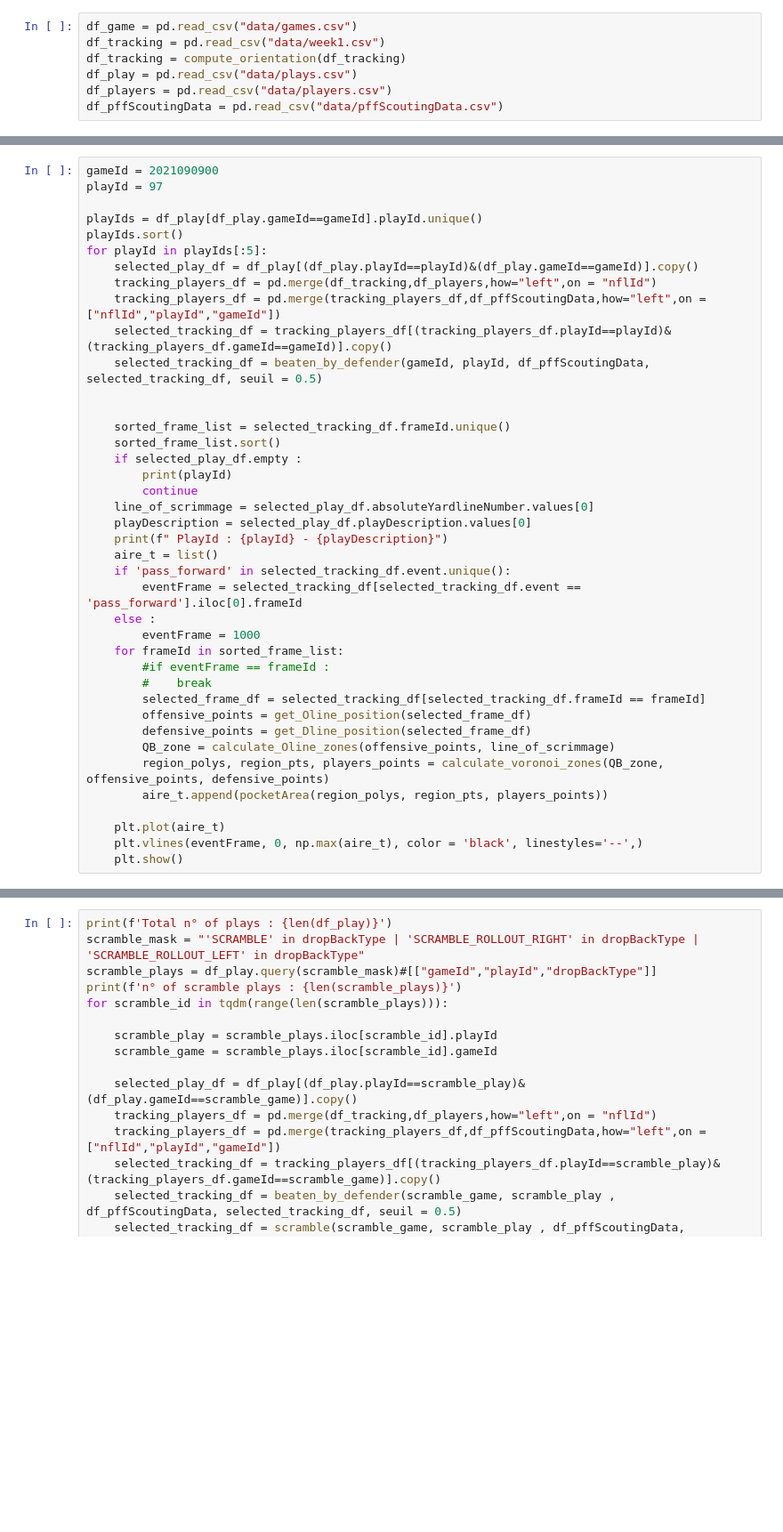
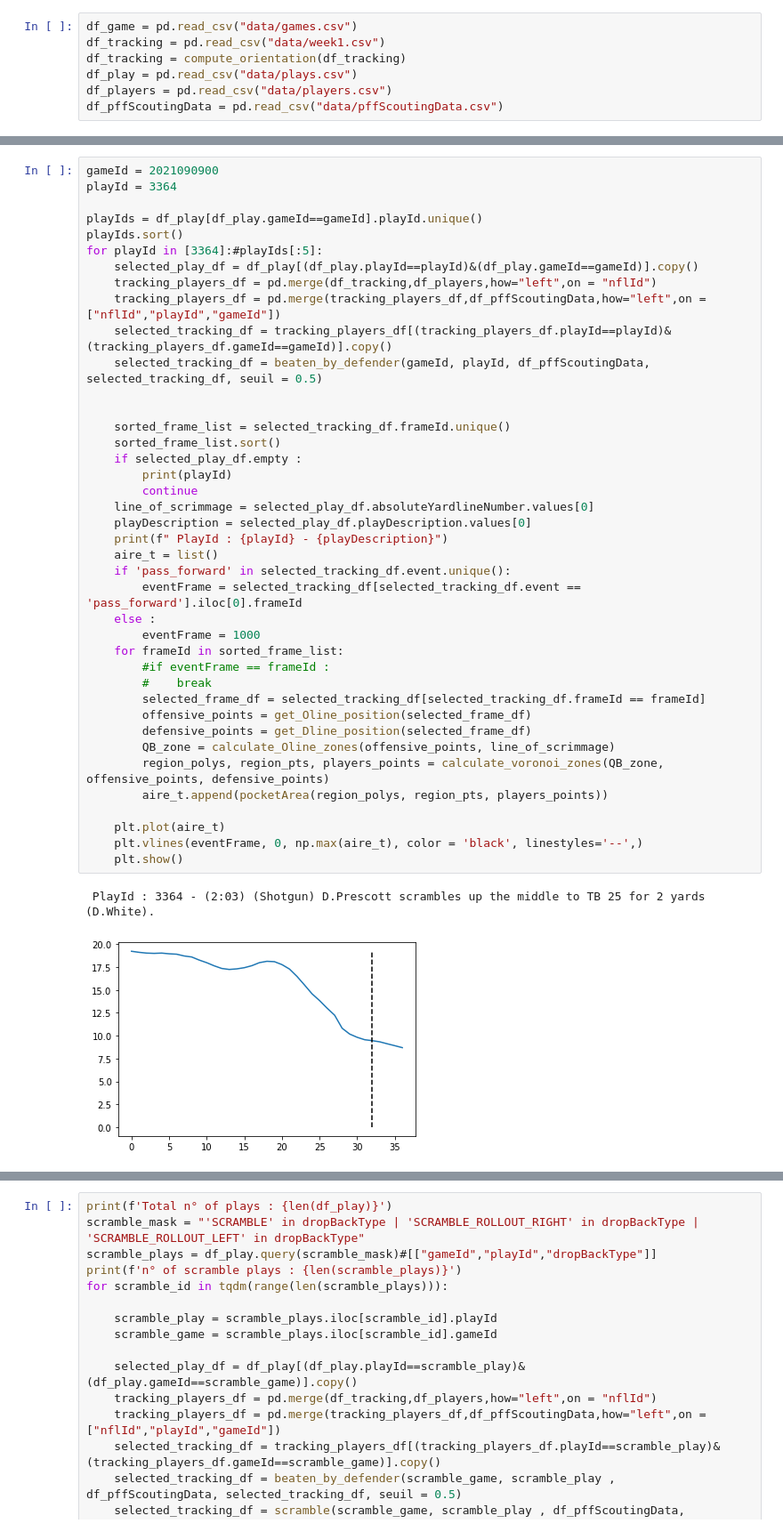
Before and after one commit to NthnMgns/NFL-Big-Data-Bowl-2023, a Jupyter notebook: notebook_AS.ipynb, the cells around one changed output, grey strips where cells are left out. Shown at 89% size. Drawn from its saved outputs; the diff is of its cells as text; blank space fills up the shorter version.

```diff
--- a/notebook_AS.ipynb
+++ b/notebook_AS.ipynb
@@ -21,43 +19,46 @@ IndexError: index 0 is out of bounds for axis 0 with size 0
 # %%
 gameId = 2021090900
-playId = 97
+playId = 3364
 
 playIds = df_play[df_play.gameId==gameId].playId.unique()
 playIds.sort()
-for playId in playIds[:5]:
+for playId in [3364]:#playIds[:5]:
     selected_play_df = df_play[(df_play.playId==playId)&(df_play.gameId==gameId)].copy()
     tracking_players_df = pd.merge(df_tracking,df_players,how="left",on = "nflId")
     tracking_players_df = pd.merge(tracking_players_df,df_pffScoutingData,how="left",on = ["nflId","playId","gameId"])
     selected_tracking_df = tracking_players_df[(tracking_players_df.playId==playId)&(tracking_players_df.gameId==gameId)].copy()
     selected_tracking_df = beaten_by_defender(gameId, playId, df_pffScoutingData, selected_tracking_df, seuil = 0.5)
 
 
     sorted_frame_list = selected_tracking_df.frameId.unique()
     sorted_frame_list.sort()
     if selected_play_df.empty :
         print(playId)
         continue
     line_of_scrimmage = selected_play_df.absoluteYardlineNumber.values[0]
     playDescription = selected_play_df.playDescription.values[0]
     print(f" PlayId : {playId} - {playDescription}")
     aire_t = list()
     if 'pass_forward' in selected_tracking_df.event.unique():
         eventFrame = selected_tracking_df[selected_tracking_df.event == 'pass_forward'].iloc[0].frameId
     else :
         eventFrame = 1000
     for frameId in sorted_frame_list:
         #if eventFrame == frameId :
         #    break
         selected_frame_df = selected_tracking_df[selected_tracking_df.frameId == frameId]
         offensive_points = get_Oline_position(selected_frame_df)
         defensive_points = get_Dline_position(selected_frame_df)
         QB_zone = calculate_Oline_zones(offensive_points, line_of_scrimmage)
         region_polys, region_pts, players_points = calculate_voronoi_zones(QB_zone, offensive_points, defensive_points)
         aire_t.append(pocketArea(region_polys, region_pts, players_points))
 
     plt.plot(aire_t)
     plt.vlines(eventFrame, 0, np.max(aire_t), color = 'black', linestyles='--',)
     plt.show()
+# %% [output]
+ PlayId : 3364 - (2:03) (Shotgun) D.Prescott scrambles up the middle to TB 25 for 2 yards (D.White).
+[figure, added]
 # %%
 gameId = 2021090900
 
```
Also changed, not shown: parts of 3 cells of this notebook, 5 other files.
